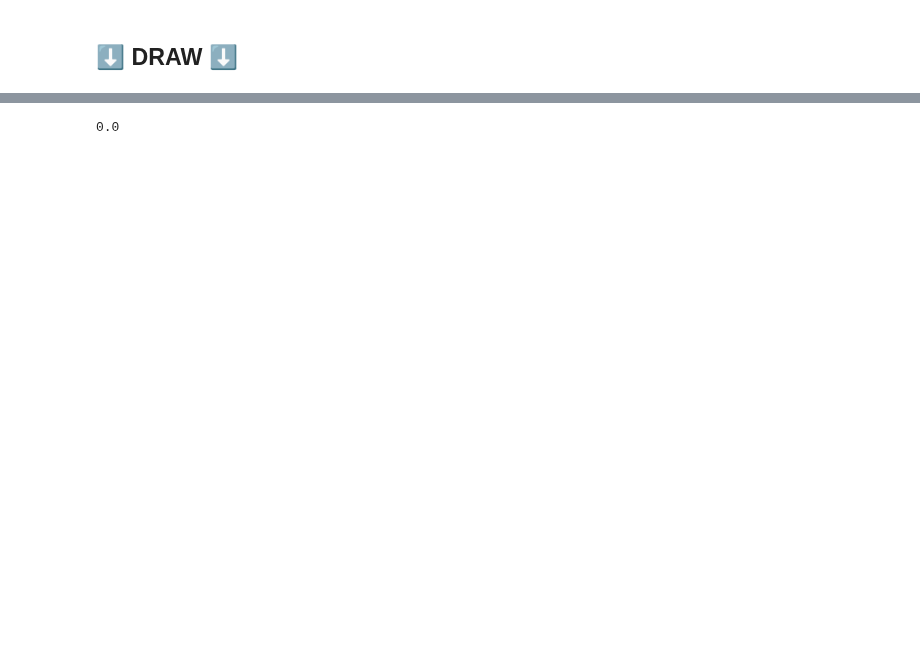
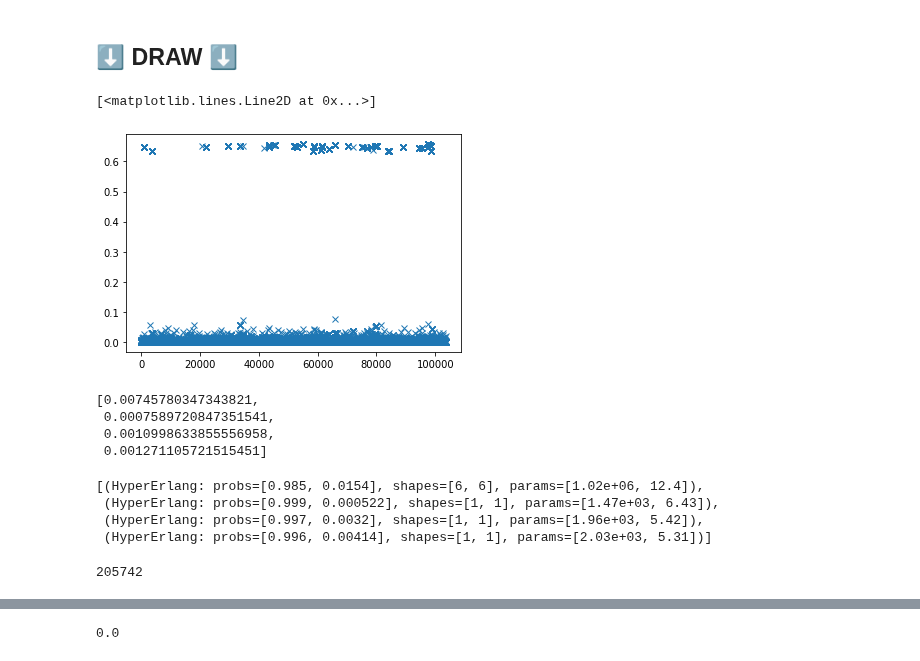
Before and after one commit to ipu69/pyqumo_old, a Jupyter notebook: experiments/ns3_ph_fit.ipynb, the cells around one changed output, grey strips where cells are left out. Cells and saved outputs as stored; diff of their text form; code cells hidden in the pictures; blank space fills up the shorter version.

Commit message:
M/PH/1/N tandem ML

```diff
--- a/experiments/ns3_ph_fit.ipynb
+++ b/experiments/ns3_ph_fit.ipynb
@@ -230,2 +234,13 @@ plt.xlim([0, 10]);
 # %% [markdown]
 ## &#11015;  DRAW &#11015;
+# %%
+tandem5_interval_0 = pd.read_json(r'data/ns3_dataset/802_11_N_result_0.json')
+tandem5_interval_1 = pd.read_json(r'data/ns3_dataset/802_11_N_result_1.json')
+tandem5_interval_2 = pd.read_json(r'data/ns3_dataset/802_11_N_result_2.json')
+tandem5_interval_3 = pd.read_json(r'data/ns3_dataset/802_11_N_result_3.json')
+# %%
+# plt.ylim([0, .6]);
+plt.plot(tandem5_interval_0, 'x')
+# %% [output]
+[<matplotlib.lines.Line2D at 0x...>]
+[figure, added]
@@ -232,3 +271,25 @@ plt.xlim([0, 10]);
+# %%
+first_moments = [s12_link.m1,
+                 s23_link.m1,
+                 s34_link.m1,
+                 s45_link.m1]
+first_moments
+# %% [output]
+[0.00745780347343821,
+ 0.0007589720847351541,
+ 0.0010998633855556958,
+ 0.001271105721515451]
+# %%
+service_dist
+# %% [output]
+[(HyperErlang: probs=[0.985, 0.0154], shapes=[6, 6], params=[1.02e+06, 12.4]),
+ (HyperErlang: probs=[0.999, 0.000522], shapes=[1, 1], params=[1.47e+03, 6.43]),
+ (HyperErlang: probs=[0.997, 0.0032], shapes=[1, 1], params=[1.96e+03, 5.42]),
+ (HyperErlang: probs=[0.996, 0.00414], shapes=[1, 1], params=[2.03e+03, 5.31])]
+# %%
+len(tandem5_interval_2)
+# %% [output]
+205742
 # %%
 service_dist[0].cv
 # %% [output]
```
Also changed, not shown: parts of 13 cells of this notebook, 27 other files.
